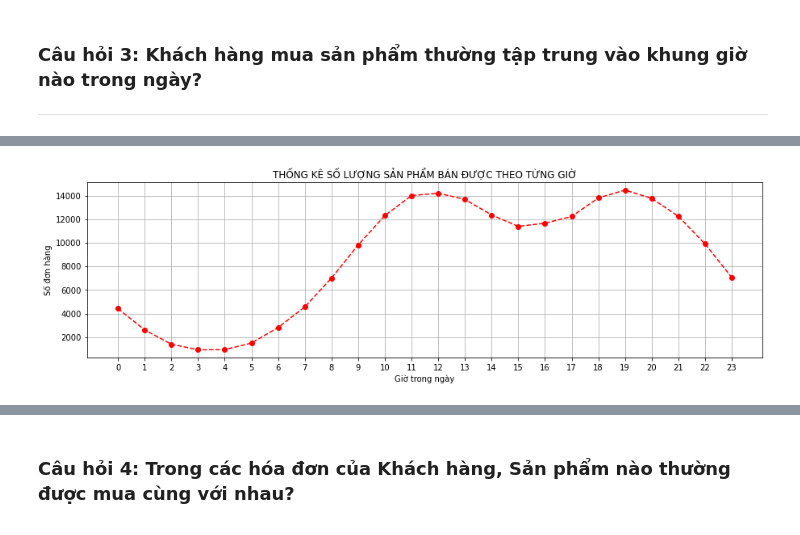
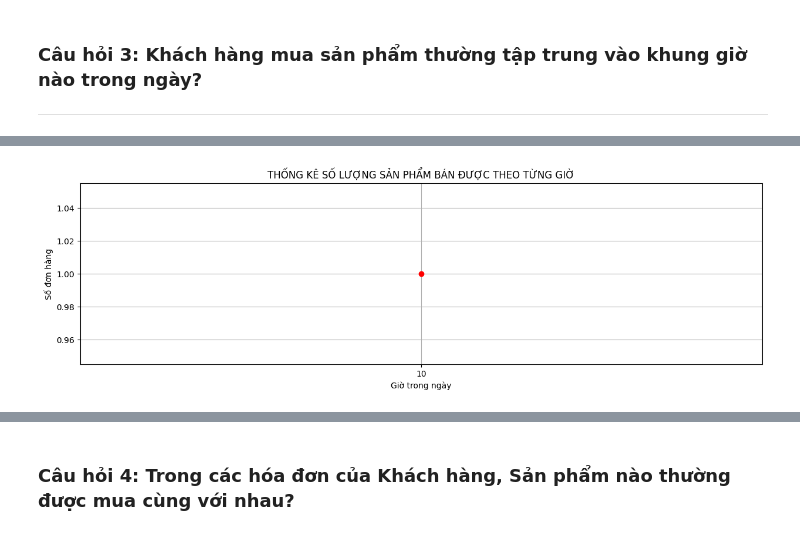
Before and after one commit to Namth20242306M/python, a Jupyter notebook: Demo_SalesData.ipynb, the cells around one changed output, grey strips where cells are left out. Saved outputs shown, nothing was run; the diff lists cells and outputs as text; code cells hidden in the pictures.

```diff
--- a/Demo_SalesData.ipynb
+++ b/Demo_SalesData.ipynb
@@ -208,7 +249,11 @@ Dữ liệu thu thập được đều là dữ liệu thô, chứa rất nhiề
 Trong Data thu thập có rất nhiều dòng không có giá trị, chúng ta sẽ lọc và loại bỏ những dòng này khỏi Data
 # %%
 #Đọc file dữ liệu tổng hợp để chuẩn bị
-all_data = pd.read_csv('all_Data_2019.csv')
-all_data.info()
+if os.path.exists('all_Data_2019.csv'):
+    all_data = pd.read_csv('all_Data_2019.csv')
+    all_data.info()
+else:
+    print("all_Data_2019.csv not found. Re-initializing from empty DataFrame.")
+    all_data = pd.DataFrame(columns=['Order ID', 'Product', 'Quantity Ordered', 'Price Each', 'Order Date', 'Purchase Address'])
 # %% [output]
 <class 'pandas.core.frame.DataFrame'>
@@ -261,8 +307,0 @@ Tổng số dòng không có dữ liệu: 465
-# %%
-#Xóa tất cả các dòng dữ liệu rỗng
-all_data.dropna(how='all',inplace=True)
-
-#Reset lại chỉ số cột
-all_data.reset_index(drop=True,inplace=True)
-
-all_data.info()
@@ -282,0 +308,14 @@ memory usage: 8.5+ MB
+# %%
+# 1. Kiểm tra số lượng dòng trống ban đầu
+print("Số lượng dòng thiếu trước khi xử lý:")
+print(all_data.isnull().sum())
+
+# 2. Xóa các dòng có toàn bộ giá trị trống hoặc thiếu các trường thông tin bắt buộc
+all_data = all_data.dropna(subset=['Order ID', 'Product'], how='any')
+
+# 3. Reset lại chỉ số cột sau khi xóa dòng trống
+all_data.reset_index(drop=True, inplace=True)
+
+# 4. Hiển thị thông tin sau khi làm sạch dữ liệu thiếu
+print("\nThông tin tập dữ liệu sau khi xóa dữ liệu thiếu:")
+all_data.info()
@@ -607,15 +651,16 @@ product_hours
 # %%
-hours = np.arange(0,24)
-products = product_hours.values
+# Lấy trực tiếp các khung giờ có trong dữ liệu thực tế
+hours = product_hours.index
+products = product_hours['Quantity Ordered'].values
 
 plt.figure(figsize=(15,4))
-plt.plot(hours,products, 'r--o')
+plt.plot(hours, products, 'r--o')
 plt.title('THỐNG KÊ SỐ LƯỢNG SẢN PHẨM BÁN ĐƯỢC THEO TỪNG GIỜ')
 plt.xticks(hours)
 plt.ylabel('Số đơn hàng')
 plt.xlabel('Giờ trong ngày')
 
 plt.grid()
 plt.show()
 # %% [output]
-[figure, old version]
+[figure, new version]
```
Also changed, not shown: parts of 78 cells of this notebook.
